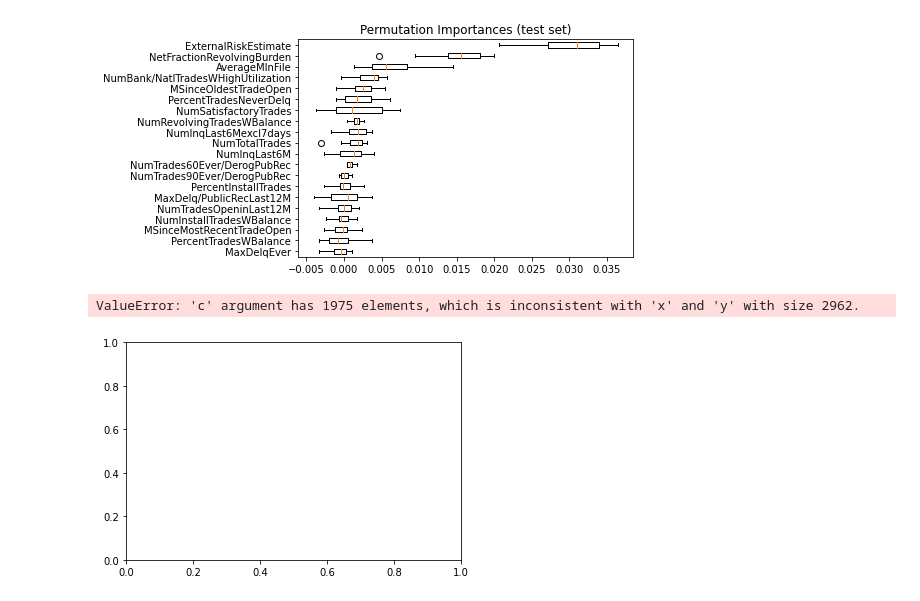
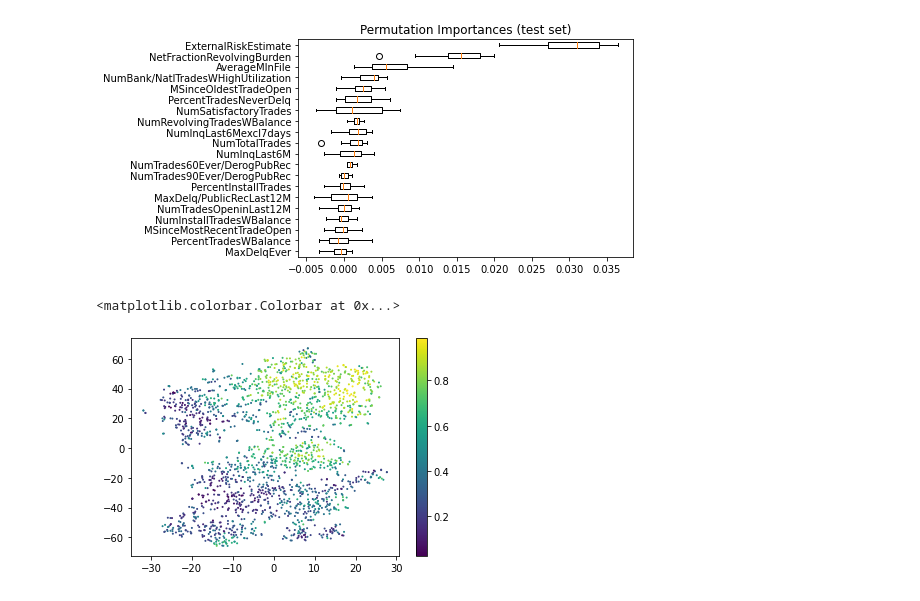
Before and after one commit to adubowski/va-heloc, a Jupyter notebook: heloc_model/Adam.ipynb, the cells around one changed output. Drawn from its saved outputs; the diff is of its cells as text; code cells hidden in the pictures.

Commit message:
Add prediction probabilities to reduced scatter plot

```diff
--- a/heloc_model/Adam.ipynb
+++ b/heloc_model/Adam.ipynb
@@ -20,19 +20,23 @@ original_rows = features.shape[0]
 
 features = features.dropna(thresh=10) # Remove rows with more than 10 missing values
 print("Removed rows:", original_rows - features.shape[0])
-features.drop(features.columns[features.isnull().sum() > 1000], axis=1, inplace=True)
+features.drop(features.columns[features.isnull().sum() > 1000], axis=1, inplace=True) # Drop columns with more than 1000 values missing
+
 # bins = [0, 20, 40, 60, 80, 100]
 # labels =[0, 1, 2, 3, 4]
 # features['ExternalRiskEstimateCat'] = pd.cut(features['ExternalRiskEstimate'], bins, labels=labels)
+
 categorical = [
 #     'ExternalRiskEstimateCat',
     'MaxDelqEver',
-    'MaxDelq/PublicRecLast12M']
+    'MaxDelq/PublicRecLast12M'
+]
 
 X = features[features.columns[1:]]
 numerical = [col for col in X.columns if col not in categorical]
+
 y = features[labelDimension]
-y_code = y.astype("category").cat.codes
+y_code = y.astype("category").cat.codes # Int representation of labels
 for cat in categorical:
     X[cat] = X[cat].astype("category")
 # %% [output]
@@ -70,6 +74,7 @@ X_train_transformed, X_test_transformed, y_train_code, y_test_code = train_test_
 model.fit(X_train_transformed, y_train_code)
 y_pred = model.predict(X_test_transformed)
 labelled_correctly = y_pred == y_test_code
+y_pred_prob = model.predict_proba(X_test_transformed)[:, 1]
 # %%
 # Feature importances
 df = pd.DataFrame({'names': columns,
@@ -113,12 +118,13 @@ X_embed = TSNE(n_components=2, learning_rate='auto', init='random').fit_transfor
 # dbscan = DBSCAN(eps=5, min_samples=20).fit(X_test_transformed)
 # clustering_labels = dbscan.labels_
 # %%
-labels = X_test['ExternalRiskEstimate'].tolist()
-plt.scatter(X_embed[:, 0], X_embed[:, 1], c=y_pred, s=1)
+# labels = X_test['ExternalRiskEstimate'].tolist()
+# Plot prediction probabilities across samples
+plt.scatter(X_embed[:, 0], X_embed[:, 1], c=y_pred_prob, s=1)
 plt.colorbar()
 # %% [output]
-ValueError: 'c' argument has 1975 elements, which is inconsistent with 'x' and 'y' with size 2962.
+<matplotlib.colorbar.Colorbar at 0x...>
-[figure, old version]
+[figure, new version]
 # %%
 from sklearn.decomposition import PCA
 import plotly.express as px
```
